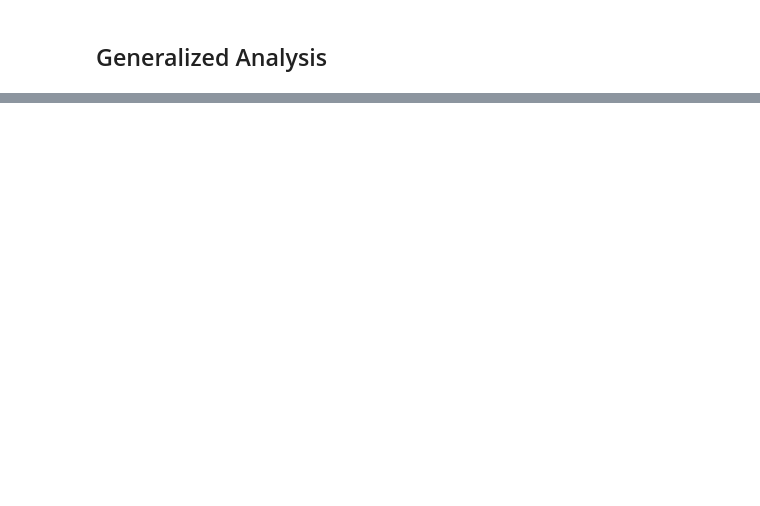
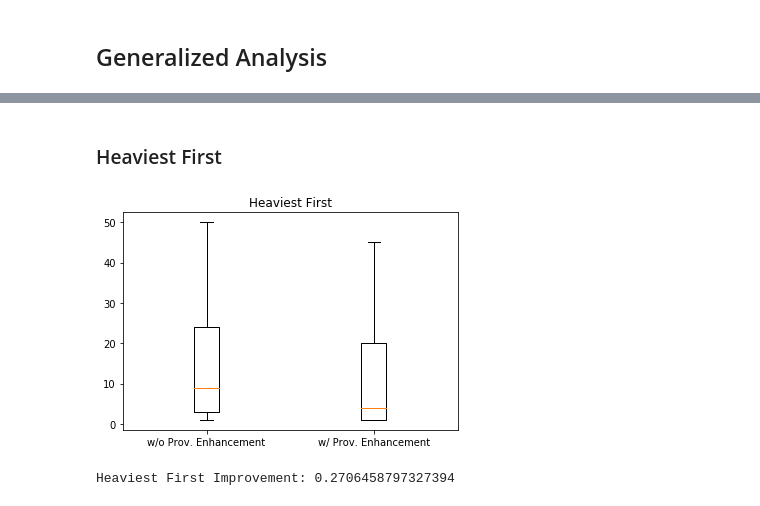
Before and after one commit to gems-uff/debugprov, a Jupyter notebook: experiments/13-Result_Analysis.ipynb, the cells around one changed output, grey strips where cells are left out. Drawn from its saved outputs; the diff is of its cells as text; code cells hidden in the pictures; blank space fills up the shorter version.

```diff
--- a/experiments/13-Result_Analysis.ipynb
+++ b/experiments/13-Result_Analysis.ipynb
@@ -158,0 +195,8 @@ data_frame
+# %% [markdown]
+### Heaviest First
+# %%
+plt.boxplot([r_heaviest_first,r_heaviest_first_prov],showfliers=False,labels=['w/o Prov. Enhancement','w/ Prov. Enhancement'])
+plt.title(heaviest_first)
+plt.savefig('analysis/by_navigation_strategy/heaviest_first.pdf')
+# %% [output]
+[figure, added]
@@ -158,0 +209,4 @@ data_frame
+# %%
+print("Heaviest First Improvement: {}".format((sum(r_heaviest_first) - sum(r_heaviest_first_prov)) / sum(r_heaviest_first)))
+# %% [output]
+Heaviest First Improvement: 0.2706458797327394
```
Also changed, not shown: parts of 26 cells of this notebook.
